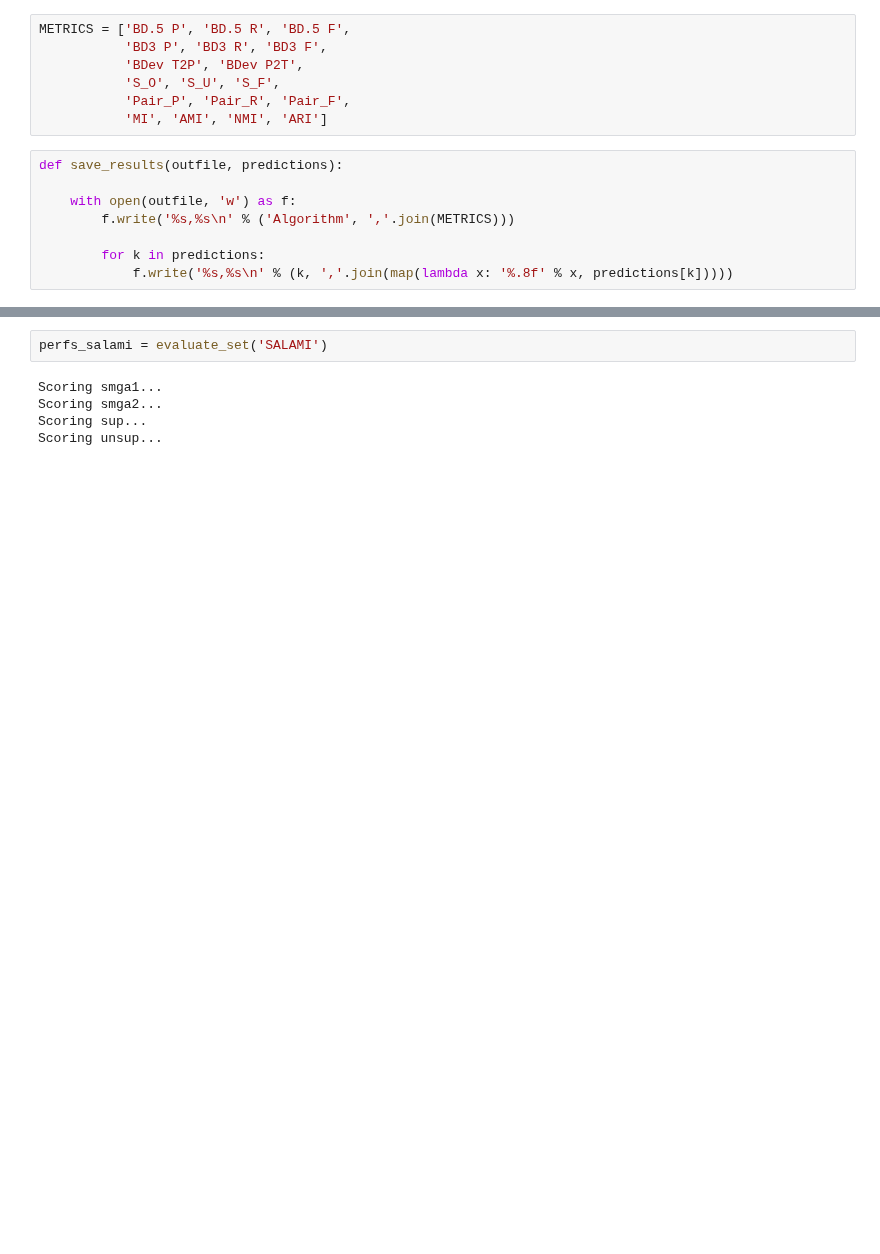
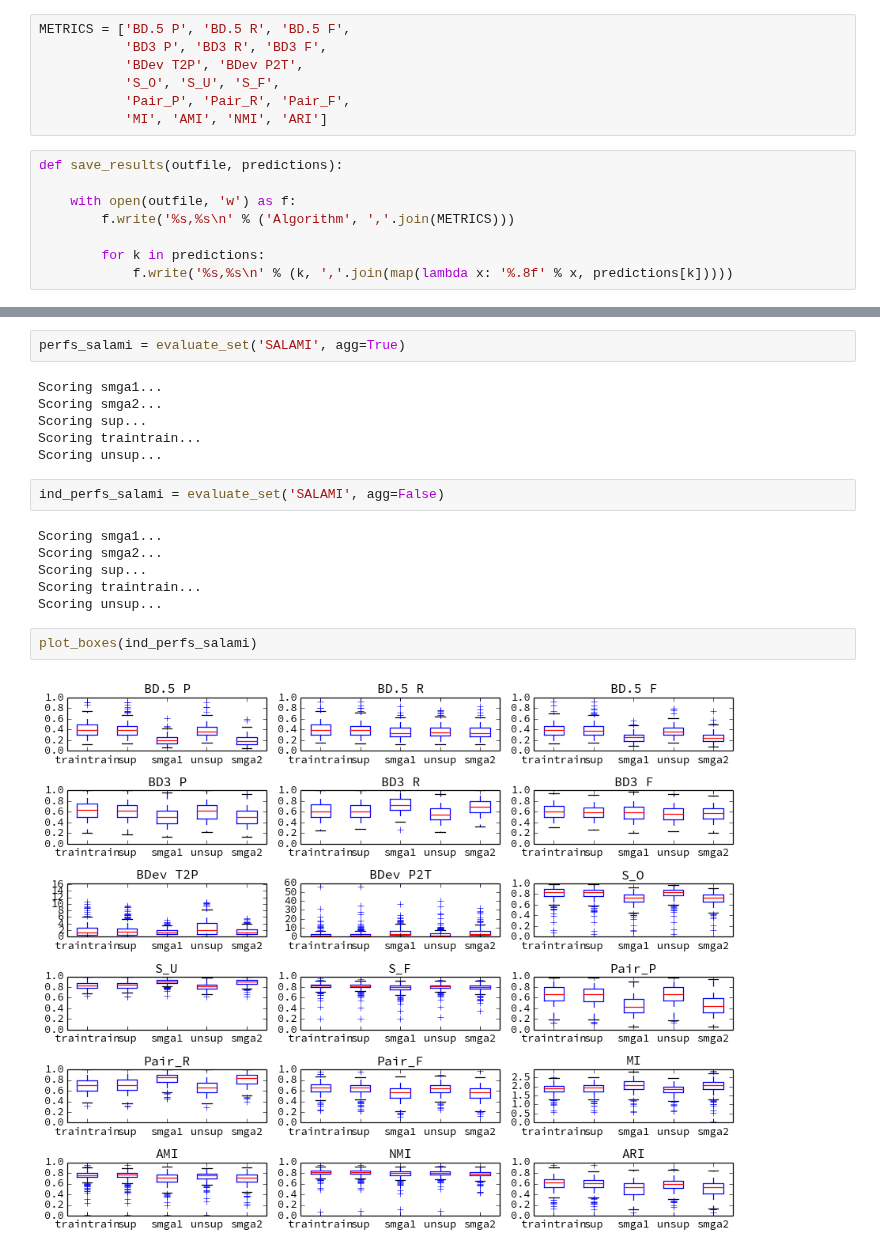
Before and after one commit to bmcfee/olda, a Jupyter notebook: code/ICASSP 2013 - Segmentation.ipynb, the cells around one changed output, grey strips where cells are left out. Cells and saved outputs as stored; diff of their text form; blank space fills up the shorter version.

```diff
--- a/code/ICASSP 2013 - Segmentation.ipynb
+++ b/code/ICASSP 2013 - Segmentation.ipynb
@@ -94,12 +171,25 @@ pprint(perfs_beatles)
         0.80057977,  0.73495601,  0.66514541,  0.68080517,  1.59877524,
         0.73179906,  0.78298771,  0.62289594])}
 # %%
-perfs_salami = evaluate_set('SALAMI')
+perfs_salami = evaluate_set('SALAMI', agg=True)
 # %% [output]
 Scoring smga1...
 Scoring smga2...
 Scoring sup...
+Scoring traintrain...
 Scoring unsup...
+# %%
+ind_perfs_salami = evaluate_set('SALAMI', agg=False)
+# %% [output]
+Scoring smga1...
+Scoring smga2...
+Scoring sup...
+Scoring traintrain...
+Scoring unsup...
+# %%
+plot_boxes(ind_perfs_salami)
+# %% [output]
+[figure, added]
 # %%
 pprint(perfs_salami)
 # %% [output]
```
Also changed, not shown: parts of 12 cells of this notebook, 2 other files.
